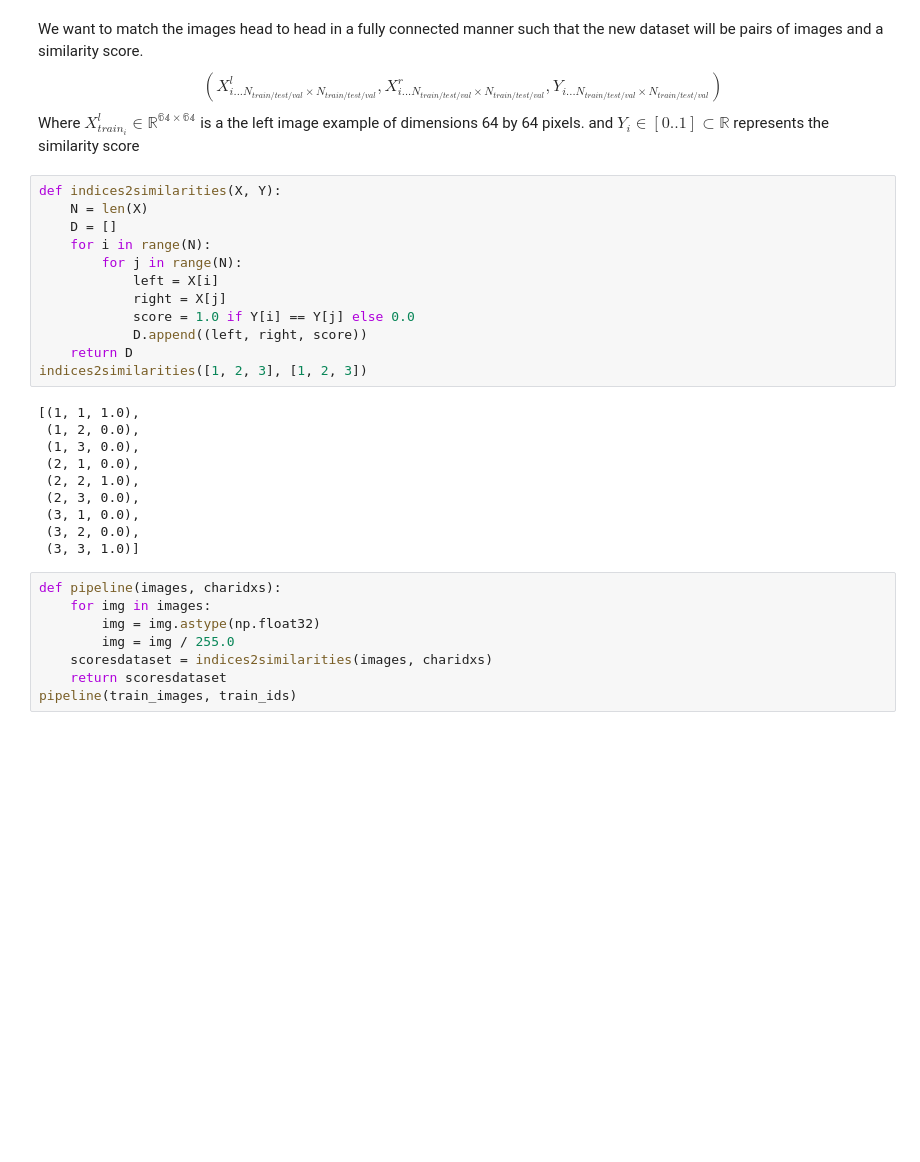
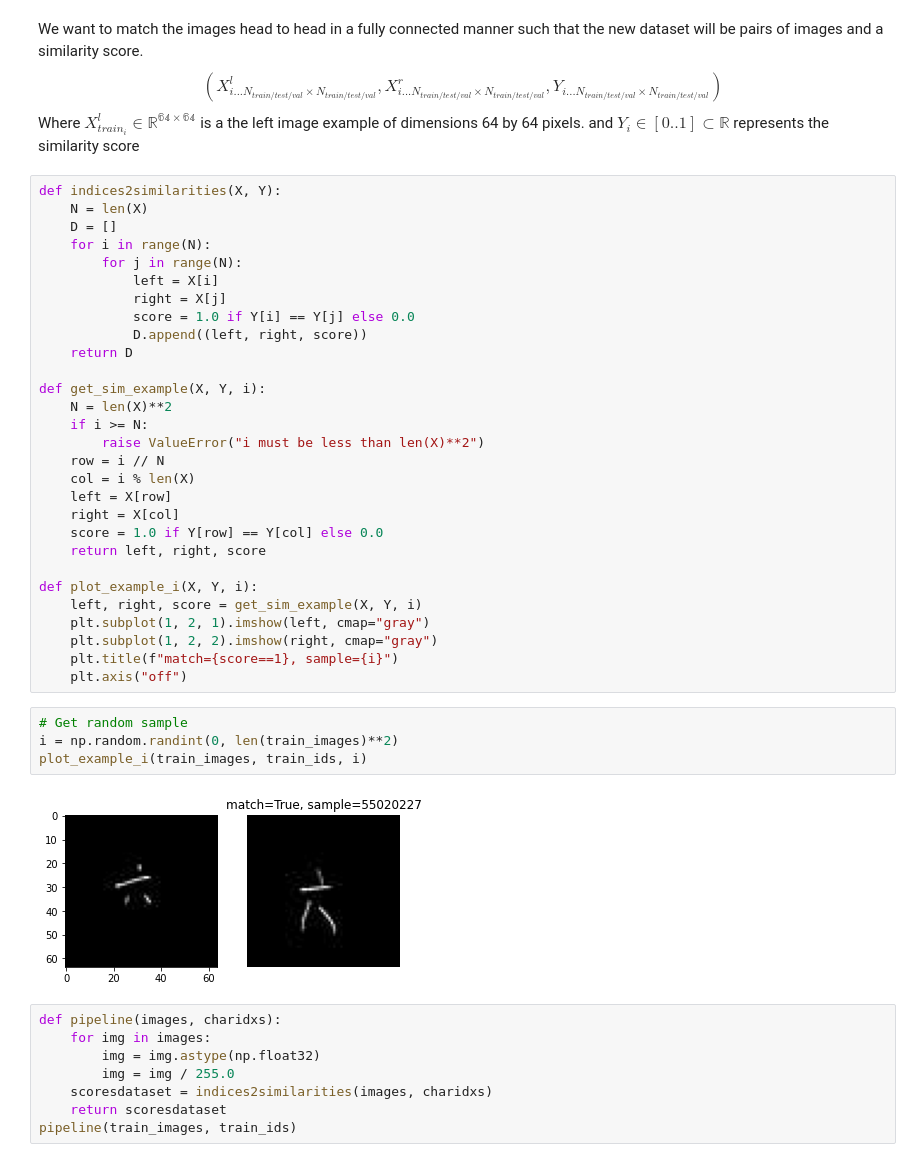
Before and after one commit to mormoassaf/ml-2022, a Jupyter notebook: main.ipynb, the cells around one changed output. Cells and saved outputs as stored; diff of their text form; blank space fills up the shorter version.

```diff
--- a/main.ipynb
+++ b/main.ipynb
@@ -77,17 +77,30 @@ def indices2similarities(X, Y):
             score = 1.0 if Y[i] == Y[j] else 0.0
             D.append((left, right, score))
     return D
-indices2similarities([1, 2, 3], [1, 2, 3])
+
+def get_sim_example(X, Y, i):
+    N = len(X)**2
+    if i >= N:
+        raise ValueError("i must be less than len(X)**2")
+    row = i // N
+    col = i % len(X)
+    left = X[row]
+    right = X[col]
+    score = 1.0 if Y[row] == Y[col] else 0.0
+    return left, right, score
+
+def plot_example_i(X, Y, i):
+    left, right, score = get_sim_example(X, Y, i)
+    plt.subplot(1, 2, 1).imshow(left, cmap="gray")
+    plt.subplot(1, 2, 2).imshow(right, cmap="gray")
+    plt.title(f"match={score==1}, sample={i}")
+    plt.axis("off")
-# %% [output]
-[(1, 1, 1.0),
- (1, 2, 0.0),
- (1, 3, 0.0),
- (2, 1, 0.0),
- (2, 2, 1.0),
- (2, 3, 0.0),
- (3, 1, 0.0),
- (3, 2, 0.0),
- (3, 3, 1.0)]
+# %%
+# Get random sample
+i = np.random.randint(0, len(train_images)**2)
+plot_example_i(train_images, train_ids, i)
+# %% [output]
+[figure, added]
 # %%
 def pipeline(images, charidxs):
     for img in images:
```
Also changed, not shown: parts of 1 cell of this notebook.
